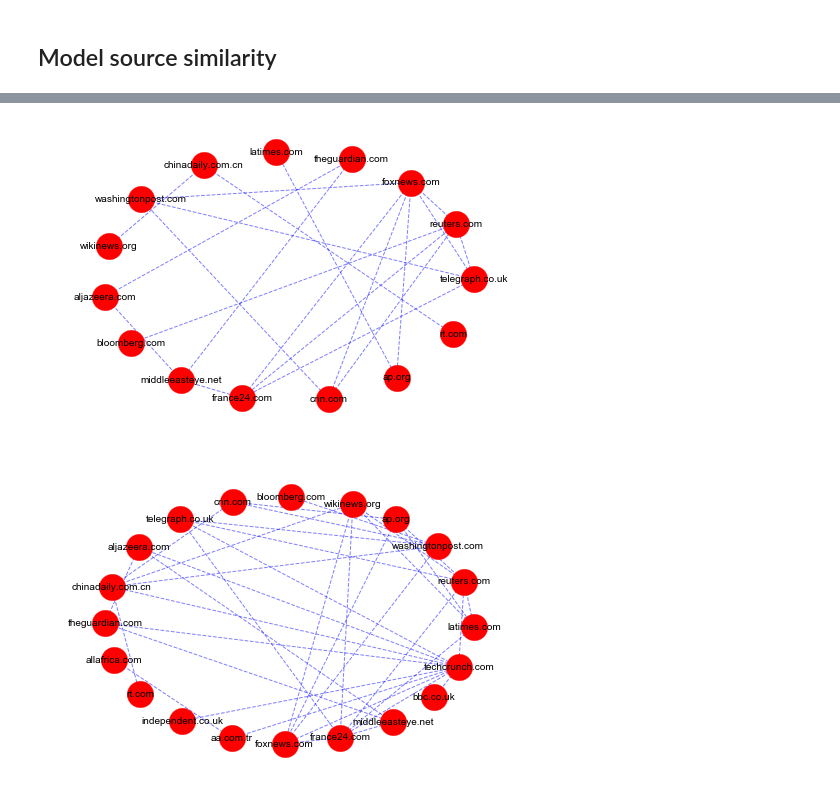
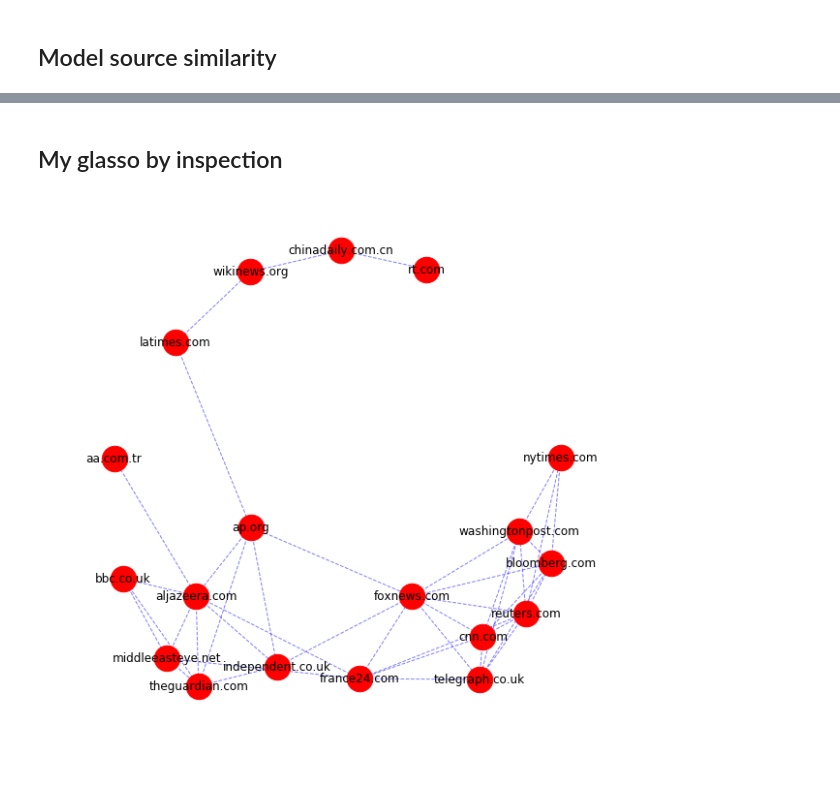
Before and after one commit to MickJermsurawong/EE227-graphical-lasso, a Jupyter notebook: Sentiment.ipynb, the cells around one changed output, grey strips where cells are left out. Drawn from its saved outputs; the diff is of its cells as text; code cells hidden in the pictures; blank space fills up the shorter version.

Commit message:
feat: sensible visualization

```diff
--- a/Sentiment.ipynb
+++ b/Sentiment.ipynb
@@ -204,0 +223,11 @@ def default_glasso(data, l1_lambda):
+# %%
+from Visualizer import plot_network
+import matplotlib.pyplot as plt
+plt.rcParams["figure.figsize"] = (10,10)
+# %%
+for i in np.arange(0.1,0.2, 0.005):
+    l1_lambda = i
+    print(l1_lambda)
+    graph_lasso = GraphLasso(alpha=l1_lambda)
+    graph_lasso.fit(A_std)
+    plot_network(graph_lasso.get_precision(), sources)
@@ -205,7 +248,8 @@ def default_glasso(data, l1_lambda):
 # %%
 from GraphicalLasso import GraphicalLasso as GL
+from LassoSolver import LassoSolver as Lasso
 from sklearn import linear_model
-def graphical_lasso(data, l1_lambda):
-    gl = GL(l1_solver_f=linear_model.Lasso)
+def my_graphical_lasso(data, l1_lambda):
+    gl = GL(l1_solver_f=Lasso)
     S = np.cov(data.T)
     return gl.fit(S, l1_lambda)
@@ -294,33 +277,6 @@ def plot_estimated_graph(graph, ticks, vmax=10):
-# %%
-def plot_network(graph, labels):
-    G=nx.Graph()
-
-    for (i, j) in zip(*np.where(abs(graph) > 0.0)):
-        if i > j:
-            G.add_edge(sources[i], sources[j], weight=graph[i][j])
-
-    elarge=[(u,v) for (u,v,d) in G.edges(data=True) if d['weight'] >0.5]
-    esmall=[(u,v) for (u,v,d) in G.edges(data=True) if d['weight'] <=0.5]
-
-    pos=nx.spring_layout(G) # positions for all nodes
-
-    # nodes
-    nx.draw_networkx_nodes(G,pos,node_size=700)
-
-    # edges
-    nx.draw_networkx_edges(G,pos,edgelist=elarge,width=1)
-    nx.draw_networkx_edges(G,pos,edgelist=esmall,width=1,alpha=0.5,edge_color='b',style='dashed')
-
-    # labels
-    nx.draw_networkx_labels(G,pos,font_size=10,font_family='sans-serif')
-
-    plt.axis('off')
-    plt.show() # display
+# %% [markdown]
+## My glasso by inspection
 # %%
-plot_network(default_glasso(A_std, 0.15), sources)
+plot_network(my_graphical_lasso(A_std, l1_lambda=0.12), sources)
 # %% [output]
-[figure, old version]
+[figure, new version]
-# %%
-plot_network(graphical_lasso(A_std, 0.003), sources)
-# %% [output]
-[figure, removed]
```
Also changed, not shown: parts of 21 cells of this notebook, 2 other files.
